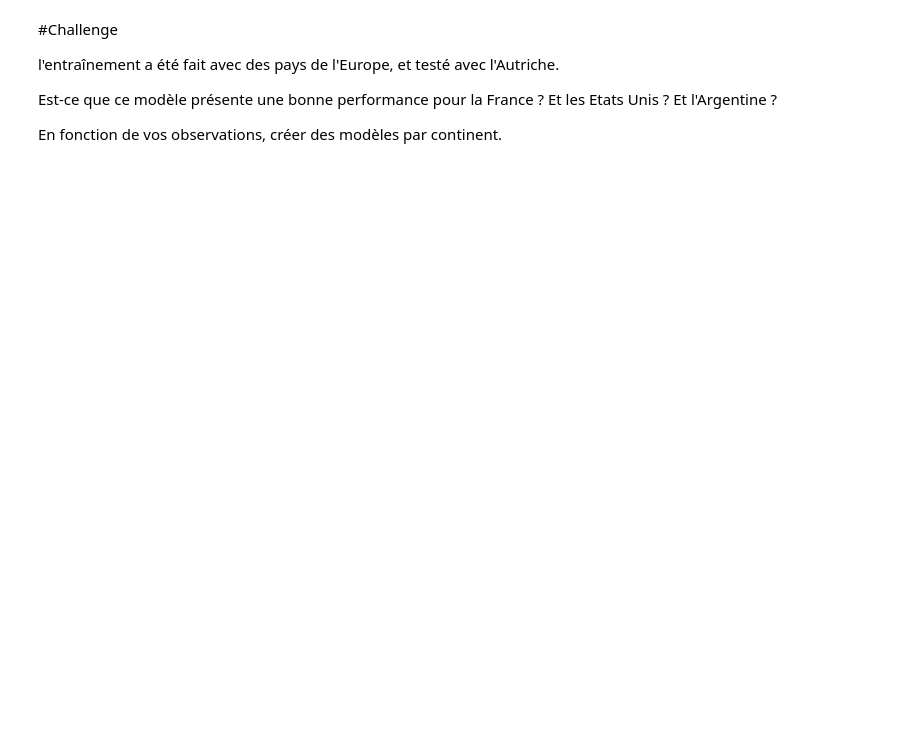
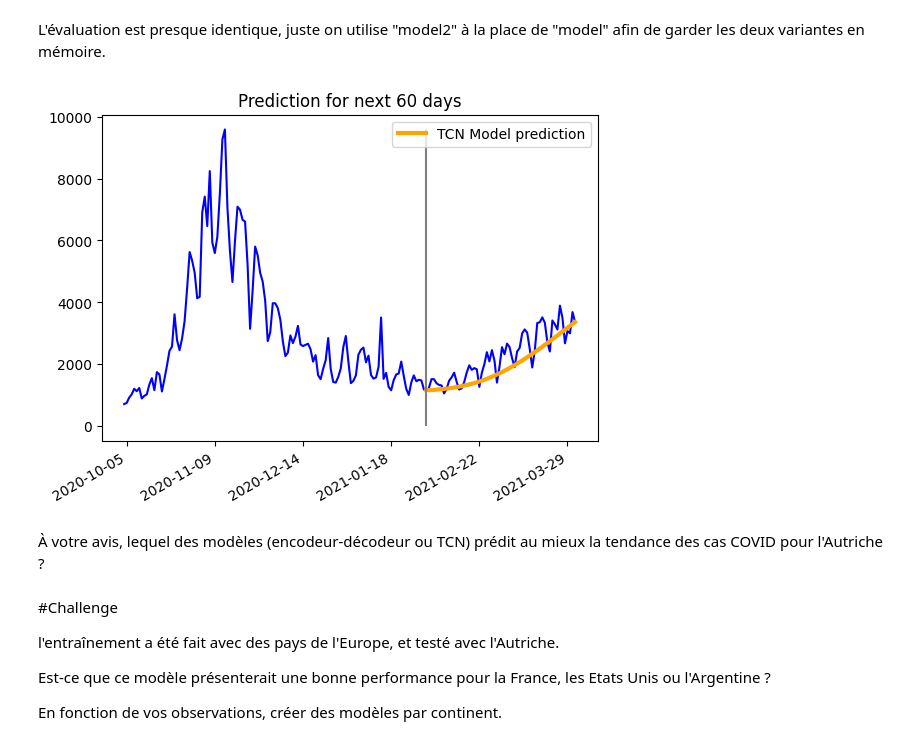
Before and after one commit to lsteffenel/CHPS0905, a Jupyter notebook: Encoder_Decoder_Covid19.ipynb, the cells around one changed output. Drawn from its saved outputs; the diff is of its cells as text; code cells hidden in the pictures; blank space fills up the shorter version.

```diff
--- a/Encoder_Decoder_Covid19.ipynb
+++ b/Encoder_Decoder_Covid19.ipynb
@@ -222,7 +255,7 @@ w = 120
 # length of prediction
 out = 60
 # number of training epochs
-epochs = 2_00
+epochs = 200
 
 # Initializing the model
 params = {
@@ -471,3 +541,18 @@ class TcnClassifier(nn.Module):
         x = self.linear(x[:, :, -1])
         y = torch.log_softmax(x, dim = 1)
         return y
+# %%
+model2_params = {
+    'hidden_size':    32,
+    'hidden_dl_size': 12,
+    'input_size':     3,
+    'output_size':    1
+}
+
+model2 = EncoderDecoder(**model2_params)
+model2.train()
+
+# Training and getting the results
+model2_params, val2 = model2.train_model(
+        x_train, y_train, x_val, y_val, epochs, out,
+       tfr = tfr, lr = lr)
@@ -474,8 +580,64 @@ class TcnClassifier(nn.Module):
+# %% [markdown]
+L'évaluation est presque identique, juste on utilise "model2" à la place de "model" afin de garder les deux variantes en mémoire.
+# %%
+from datetime import datetime
+import datetime as dt
+import statsmodels.api as sm
+import matplotlib.pyplot as plt
+import matplotlib.dates as mdates
+
+model2.eval()
+from_date = '2020-10-04'
+to_date = '2021-04-01'
+date_fmt = '%Y-%m-%d'
+country = 'Austria'
+df = get_df_complete()
+au_ts_df = df[df['Country'] == country]['Confirmed'].diff().dropna()
+ts = au_ts_df[from_date:to_date].values
+test = ts[:120]
+max_test = max(test)
+test = test / max_test
+test_hp_cycle, test_hp_trend = sm.tsa.filters.hpfilter(test)
+test_cf_cycle, test_cf_trend = sm.tsa.filters.cffilter(test)
+X = []
+for i in range(len(test)):
+    X.append([test[i], test_hp_trend[i], test_cf_cycle[i]])
+
+x = torch.tensor([X]).float().transpose(0, 1)
+model2.eval()
+predicted = model2.predict(x, 60)
+
+in_seq = [e * max_test for e in x[:, -1, 0].view(-1).tolist()]
+target_seq = list(ts[120:])
+pred_seq = [e * max_test for e in predicted[:, -1, 0].view(-1).tolist()]
+x_axis = range(len(in_seq) + len(pred_seq))
+start_date = datetime.strptime(from_date, date_fmt)
+end_date = start_date + dt.timedelta(days = len(in_seq))
+prediction_date = start_date + dt.timedelta(days = len(in_seq) + len(pred_seq))
+date_list = mdates.drange(start_date, prediction_date, dt.timedelta(days = 1))
+
+plt.title(f'Prediction for next 60 days')
+plt.gca().xaxis.set_major_formatter(mdates.DateFormatter(date_fmt))
+plt.gca().xaxis.set_major_locator(mdates.DayLocator(interval = 35))
+plt.plot(date_list[:], in_seq + target_seq, color = 'blue')
+plt.plot(date_list[len(in_seq):],
+         pred_seq,
+         label = 'TCN Model prediction',
+         color = 'orange',
+         linewidth = 3)
+plt.vlines(end_date, 0, max_test, color = 'grey')
+plt.legend(loc = "upper right")
+plt.gcf().autofmt_xdate()
+plt.show()
+# %% [output]
+[figure, added]
+# %% [markdown]
+À votre avis, lequel des modèles (encodeur-décodeur ou TCN) prédit au mieux la tendance des cas COVID pour l'Autriche ?
 # %% [markdown]
 #Challenge
 
 l'entraînement a été fait avec des pays de l'Europe, et testé avec l'Autriche.
 
-Est-ce que ce modèle présente une bonne performance pour la France ? Et les Etats Unis ? Et l'Argentine ?
+Est-ce que ce modèle présenterait une bonne performance pour la France, les Etats Unis ou l'Argentine ?
 
 En fonction de vos observations, créer des modèles par continent.
```
Also changed, not shown: parts of 12 cells of this notebook.
